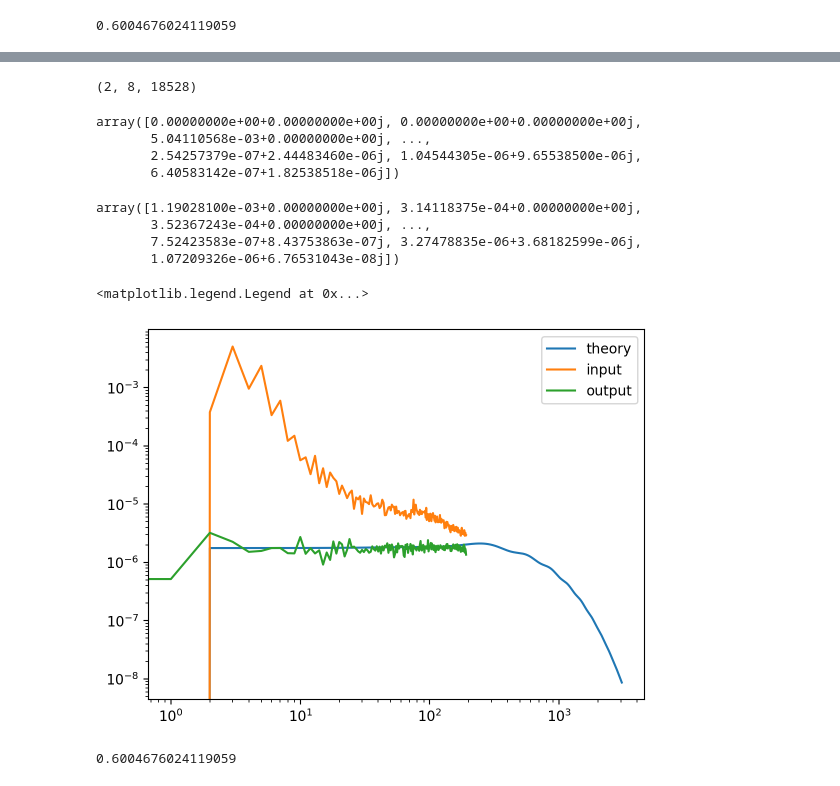
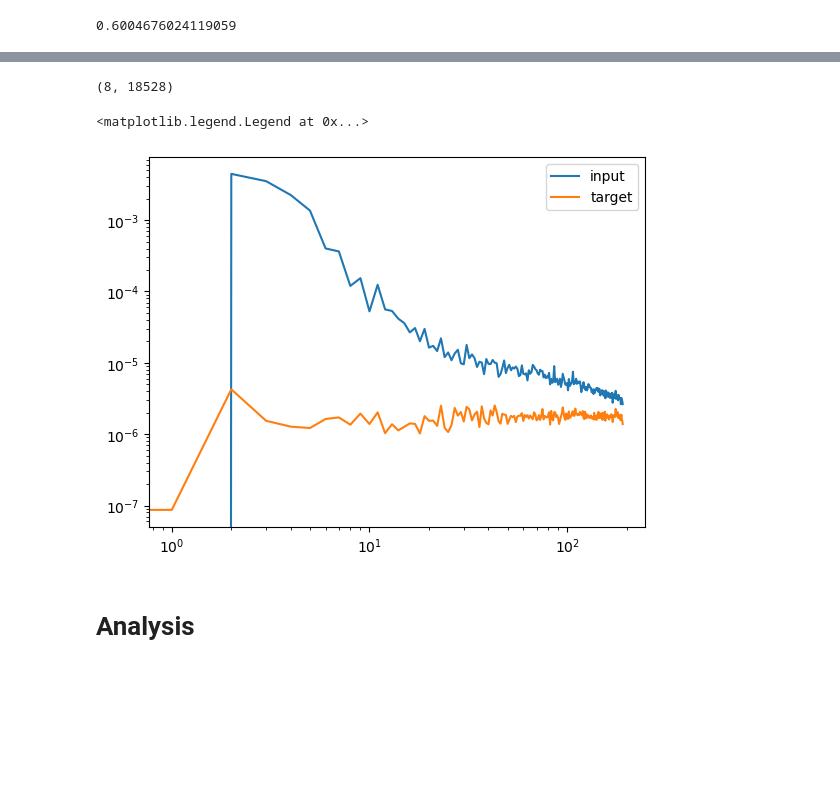
Before and after one commit to ev-watson/leakless, a Jupyter notebook: workspace.ipynb, the cells around one changed output, grey strips where cells are left out. Drawn from its saved outputs; the diff is of its cells as text; code cells hidden in the pictures; blank space fills up the shorter version.

```diff
--- a/workspace.ipynb
+++ b/workspace.ipynb
@@ -120,7 +126,6 @@ np.mean(mask)
 # %%
-import numpy as np
-import pandas as pd
-g = np.load('stacks.npy')
+g = np.load('stacks.npy', mmap_mode='r')
+g = g[0]
 g.shape
 # %% [output]
-(2, 8, 18528)
+(8, 18528)
@@ -130,32 +133,19 @@ g = g[0]
 a = g[2]
 b = g[3]
 b_comb = a + 1j*b
-b_comb
+
+a = g[6]
+b = g[7]
+true = a + 1j*b
-# %% [output]
-array([0.00000000e+00+0.00000000e+00j, 0.00000000e+00+0.00000000e+00j,
-       5.04110568e-03+0.00000000e+00j, ...,
-       2.54257379e-07+2.44483460e-06j, 1.04544305e-06+9.65538500e-06j,
-       6.40583142e-07+1.82538518e-06j])
-# %%
-a = g[6]
-b = g[7]
-true = a + 1j*b
-true
-# %% [output]
-array([1.19028100e-03+0.00000000e+00j, 3.14118375e-04+0.00000000e+00j,
-       3.52367243e-04+0.00000000e+00j, ...,
-       7.52423583e-07+8.43753863e-07j, 3.27478835e-06+3.68182599e-06j,
-       1.07209326e-06+6.76531043e-08j])
+# %%
+mask = hp.read_map("binary_GAL_mask_N1024.fits", field=1)
+factor = np.mean(mask)
 # %%
-plt.loglog(lensedCL.T[2], label='theory')
-plt.loglog(hp.alm2cl(b_comb)/0.6, label='input')
-plt.loglog(hp.alm2cl(true)/0.6, label='output')
+plt.loglog(hp.alm2cl(b_comb)/factor, label='input')
+plt.loglog(hp.alm2cl(true)/factor, label='target')
 plt.legend()
 # %% [output]
 <matplotlib.legend.Legend at 0x...>
-[figure, old version]
+[figure, new version]
-# %%
-mask = hp.read_map("binary_GAL_mask_N1024.fits", field=1)
-np.mean(mask)
-# %% [output]
-0.6004676024119059
+# %% [markdown]
+# Analysis
```
Also changed, not shown: parts of 9 cells of this notebook, 10 other files.
